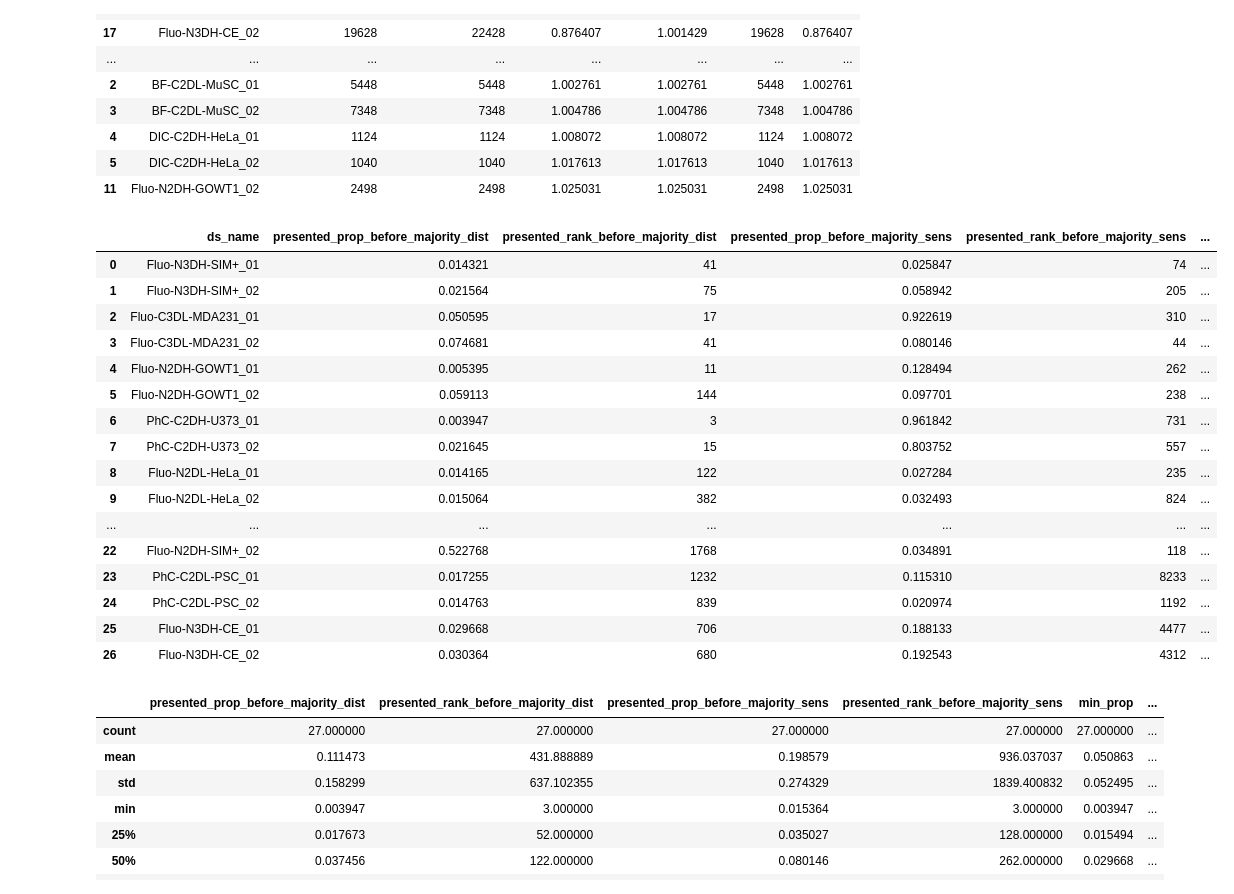
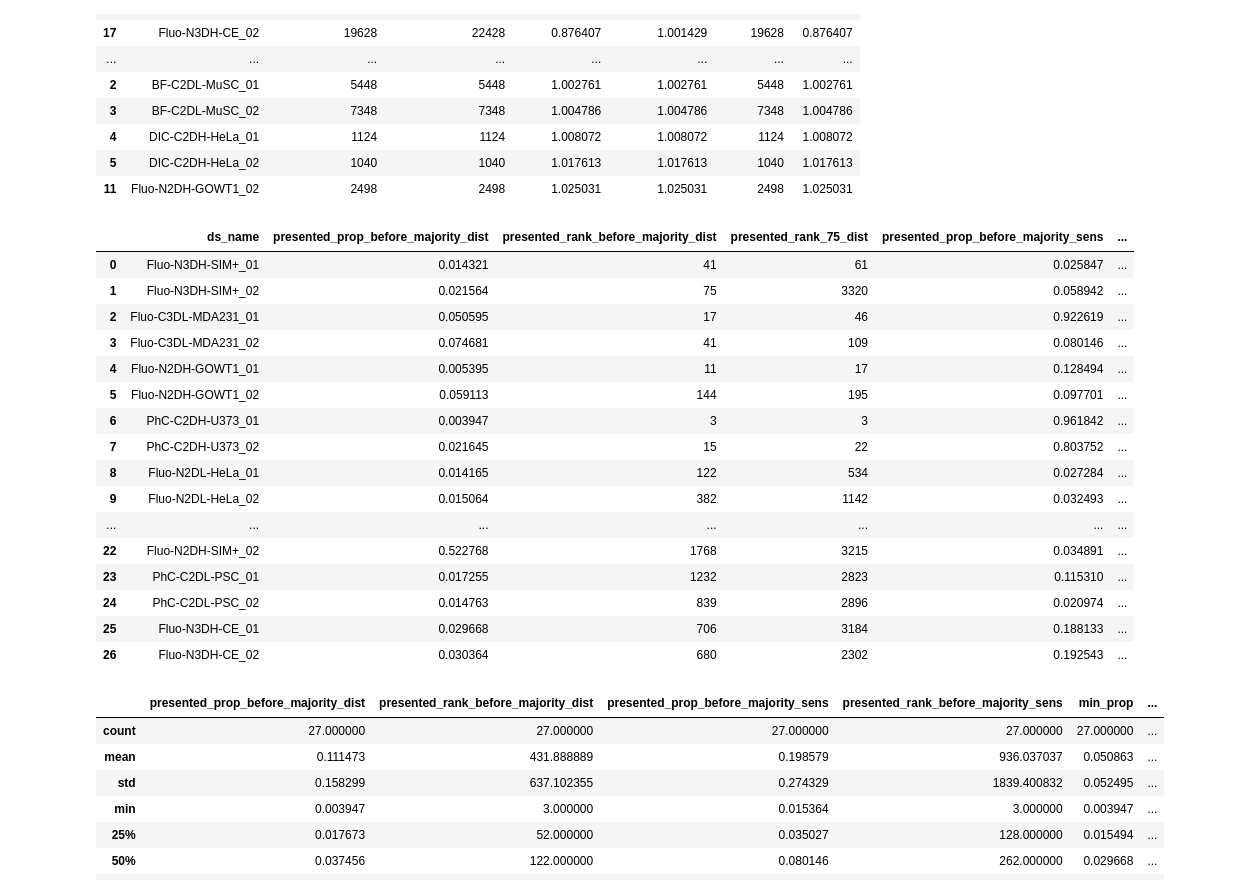
Before and after one commit to DragaDoncila/isbi25, a Jupyter notebook: plot_figures.ipynb, the cells around one changed output. Drawn from its saved outputs; the diff is of its cells as text; code cells hidden in the pictures.

```diff
--- a/plot_figures.ipynb
+++ b/plot_figures.ipynb
@@ -2,7 +2,7 @@
 import os
 import pandas as pd
 
-root_pth = '/home/ddon0001/PhD/experiments/error_sampling_ws_fa_fe/'
+root_pth = '/home/ddon0001/PhD/experiments/error_sampling_ws_fa_fe_all1/'
 all_ds_path = '/home/ddon0001/PhD/experiments/scaled/no_merges_all/solution_edges_datasets_with_FP_WS_FA_FE.csv'
 all_ds = pd.read_csv(all_ds_path)[['ds_name', 'solution_incorrect']]
 ds_names = all_ds['ds_name'].unique()
@@ -29,6 +29,7 @@ import numpy as np
 all_csv_pths = glob('**/*.csv', root_dir=root_pth, recursive=True)
 all_dist_dfs = []
 all_sens_dfs = []
+all_brank_dfs = []
 og_lnks = {}
 for csv in all_csv_pths:
     ft_name = get_ft_name(csv)
@@ -66,10 +67,13 @@ for csv in all_csv_pths:
         all_dist_dfs.append(df)
     elif 'sens' in ft_name:
         all_sens_dfs.append(df)
+    elif 'bandit' in ft_name:
+        all_brank_dfs.append(df)
 all_dist_df = pd.concat(all_dist_dfs)
 all_sens_df = pd.concat(all_sens_dfs)
+all_brank_df = pd.concat(all_brank_dfs)
 all_df = all_dist_df
-for df in [all_sens_df]:
+for df in [all_sens_df, all_brank_df]:
     cols_to_use = df.columns.difference(all_df.columns)
     all_df = pd.merge(all_df, df)
 all_df.head()
@@ -307,8 +313,10 @@ result_to_1.sort_values(by='min_prop')
 ds_names = []
 presented_prop_before_majority_dist = []
 rank_dist = []
+rank_75_dist = []
 presented_prop_before_majority_sens = []
 rank_sens = []
+rank_75_sens = []
 for ds_name in all_df.ds_name.unique():
     ds_names.append(ds_name)
     ds_edges = all_df[(all_df.ds_name == ds_name) & (all_df.u != -1) & (all_df.v != -1)]
@@ -318,51 +326,61 @@ for ds_name in all_df.ds_name.unique():
     # what proportion of remaining errors have been presented at each edge
     ds_edges_distance_sorted['prop_wrong_presented'] = ds_edges_distance_sorted.solution_incorrect.cumsum() / ds_edges.solution_incorrect.sum()
     # when do we first hit 0.5
     majority_index = ds_edges_distance_sorted.loc[ds_edges_distance_sorted.prop_wrong_presented > 0.5].iloc[0]
+    quartile_index = ds_edges_distance_sorted.loc[ds_edges_distance_sorted.prop_wrong_presented > 0.75].iloc[0]
 
     # how many edges have we presented up to this point
     presented_so_far_distance = majority_index.feature_distance_presented_rank
+    rank_75_distance = quartile_index.feature_distance_presented_rank
     presented_so_far_distance_prop = presented_so_far_distance / ds_edges_distance_sorted.shape[0]
     presented_prop_before_majority_dist.append(presented_so_far_distance_prop)
     rank_dist.append(presented_so_far_distance)
+    rank_75_dist.append(rank_75_distance)
 
     ds_edges_sensitivity_sorted = ds_edges.sort_values(by='sensitivity_diff_presented_rank')
     ds_edges_sensitivity_sorted['prop_wrong_presented'] = ds_edges_sensitivity_sorted.solution_incorrect.cumsum() / ds_edges.solution_incorrect.sum()
     majority_index = ds_edges_sensitivity_sorted.loc[ds_edges_sensitivity_sorted.prop_wrong_presented > 0.5].iloc[0]
+    quartile_index = ds_edges_sensitivity_sorted.loc[ds_edges_sensitivity_sorted.prop_wrong_presented > 0.75].iloc[0]
+    rank_75_sensitivity = quartile_index.sensitivity_diff_presented_rank
     presented_so_far_sensitivity = majority_index.sensitivity_diff_presented_rank
     presented_so_far_sensitivity_prop = presented_so_far_sensitivity / ds_edges_sensitivity_sorted.shape[0]
     presented_prop_before_majority_sens.append(presented_so_far_sensitivity_prop)
     rank_sens.append(presented_so_far_sensitivity)
+    rank_75_sens.append(rank_75_sensitivity)
 
 presented_props = pd.DataFrame({
     'ds_name': ds_names,
     'presented_prop_before_majority_dist': presented_prop_before_majority_dist,
     'presented_rank_before_majority_dist': rank_dist,
+    'presented_rank_75_dist': rank_75_dist,
     'presented_prop_before_majority_sens': presented_prop_before_majority_sens,
-    'presented_rank_before_majority_sens': rank_sens
+    'presented_rank_before_majority_sens': rank_sens,
+    'presented_rank_75_sens': rank_75_sens
+
 })
 presented_props['min_prop'] = presented_props[['presented_prop_before_majority_dist', 'presented_prop_before_majority_sens']].min(axis=1)
 presented_props['min_rank'] = presented_props[['presented_rank_before_majority_dist', 'presented_rank_before_majority_sens']].min(axis=1)
 presented_props.sort_values(by='min_prop')
+presented_props.to_csv('presented_props.csv', index=False)
 presented_props
 # %% [output]
-|  | ds_name | presented_prop_before_majority_dist | presented_rank_before_majority_dist | presented_prop_before_majority_sens | presented_rank_before_majority_sens | ... |
-| 0 | Fluo-N3DH-SIM+_01 | 0.014321 | 41 | 0.025847 | 74 | ... |
-| 1 | Fluo-N3DH-SIM+_02 | 0.021564 | 75 | 0.058942 | 205 | ... |
-| 2 | Fluo-C3DL-MDA231_01 | 0.050595 | 17 | 0.922619 | 310 | ... |
-| 3 | Fluo-C3DL-MDA231_02 | 0.074681 | 41 | 0.080146 | 44 | ... |
-| 4 | Fluo-N2DH-GOWT1_01 | 0.005395 | 11 | 0.128494 | 262 | ... |
-| 5 | Fluo-N2DH-GOWT1_02 | 0.059113 | 144 | 0.097701 | 238 | ... |
-| 6 | PhC-C2DH-U373_01 | 0.003947 | 3 | 0.961842 | 731 | ... |
-| 7 | PhC-C2DH-U373_02 | 0.021645 | 15 | 0.803752 | 557 | ... |
-| 8 | Fluo-N2DL-HeLa_01 | 0.014165 | 122 | 0.027284 | 235 | ... |
-| 9 | Fluo-N2DL-HeLa_02 | 0.015064 | 382 | 0.032493 | 824 | ... |
+|  | ds_name | presented_prop_before_majority_dist | presented_rank_before_majority_dist | presented_rank_75_dist | presented_prop_before_majority_sens | ... |
+| 0 | Fluo-N3DH-SIM+_01 | 0.014321 | 41 | 61 | 0.025847 | ... |
+| 1 | Fluo-N3DH-SIM+_02 | 0.021564 | 75 | 3320 | 0.058942 | ... |
+| 2 | Fluo-C3DL-MDA231_01 | 0.050595 | 17 | 46 | 0.922619 | ... |
+| 3 | Fluo-C3DL-MDA231_02 | 0.074681 | 41 | 109 | 0.080146 | ... |
+| 4 | Fluo-N2DH-GOWT1_01 | 0.005395 | 11 | 17 | 0.128494 | ... |
+| 5 | Fluo-N2DH-GOWT1_02 | 0.059113 | 144 | 195 | 0.097701 | ... |
+| 6 | PhC-C2DH-U373_01 | 0.003947 | 3 | 3 | 0.961842 | ... |
+| 7 | PhC-C2DH-U373_02 | 0.021645 | 15 | 22 | 0.803752 | ... |
+| 8 | Fluo-N2DL-HeLa_01 | 0.014165 | 122 | 534 | 0.027284 | ... |
+| 9 | Fluo-N2DL-HeLa_02 | 0.015064 | 382 | 1142 | 0.032493 | ... |
 | ... | ... | ... | ... | ... | ... | ... |
-| 22 | Fluo-N2DH-SIM+_02 | 0.522768 | 1768 | 0.034891 | 118 | ... |
-| 23 | PhC-C2DL-PSC_01 | 0.017255 | 1232 | 0.115310 | 8233 | ... |
-| 24 | PhC-C2DL-PSC_02 | 0.014763 | 839 | 0.020974 | 1192 | ... |
-| 25 | Fluo-N3DH-CE_01 | 0.029668 | 706 | 0.188133 | 4477 | ... |
-| 26 | Fluo-N3DH-CE_02 | 0.030364 | 680 | 0.192543 | 4312 | ... |
+| 22 | Fluo-N2DH-SIM+_02 | 0.522768 | 1768 | 3215 | 0.034891 | ... |
+| 23 | PhC-C2DL-PSC_01 | 0.017255 | 1232 | 2823 | 0.115310 | ... |
+| 24 | PhC-C2DL-PSC_02 | 0.014763 | 839 | 2896 | 0.020974 | ... |
+| 25 | Fluo-N3DH-CE_01 | 0.029668 | 706 | 3184 | 0.188133 | ... |
+| 26 | Fluo-N3DH-CE_02 | 0.030364 | 680 | 2302 | 0.192543 | ... |
 # %%
 presented_props.describe()
 # %% [output]
```
Also changed, not shown: parts of 2 cells of this notebook, 2 other files.
